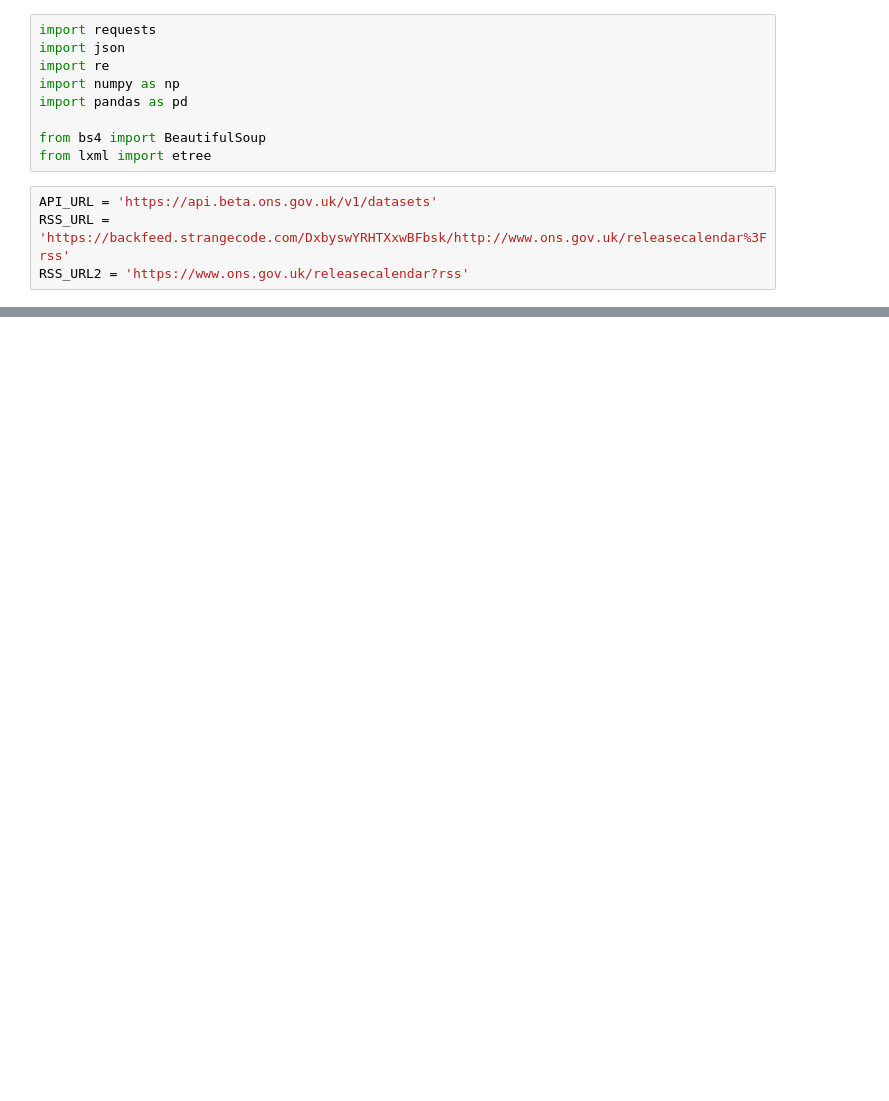
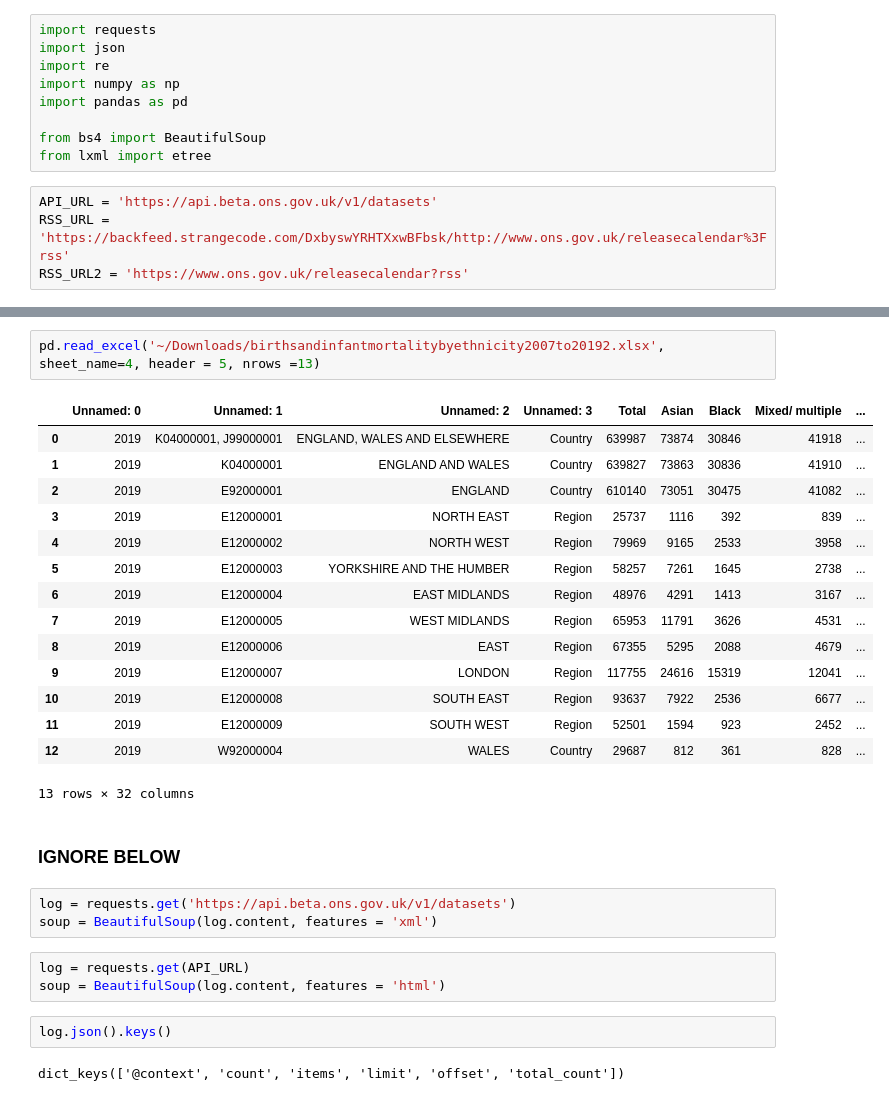
Before and after one commit to pafitis/thesis, a Jupyter notebook: request_demo.ipynb, the cells around one changed output, grey strips where cells are left out. Drawn from its saved outputs; the diff is of its cells as text; blank space fills up the shorter version.

Commit message:
added helpers, logs, meeting agendas; datasets NOT included as they are too big

```diff
--- a/request_demo.ipynb
+++ b/request_demo.ipynb
@@ -139,0 +224,30 @@ test = read_publication('https://www.ons.gov.uk//peoplepopulationandcommunity/he
+# %%
+pd.read_excel('~/Downloads/birthsandinfantmortalitybyethnicity2007to20192.xlsx', sheet_name=4, header = 5, nrows =13)
+# %% [output]
+|  | Unnamed: 0 | Unnamed: 1 | Unnamed: 2 | Unnamed: 3 | Total | Asian | Black | Mixed/ multiple | ... |
+| 0 | 2019 | K04000001, J99000001 | ENGLAND, WALES AND ELSEWHERE | Country | 639987 | 73874 | 30846 | 41918 | ... |
+| 1 | 2019 | K04000001 | ENGLAND AND WALES | Country | 639827 | 73863 | 30836 | 41910 | ... |
+| 2 | 2019 | E92000001 | ENGLAND | Country | 610140 | 73051 | 30475 | 41082 | ... |
+| 3 | 2019 | E12000001 | NORTH EAST | Region | 25737 | 1116 | 392 | 839 | ... |
+| 4 | 2019 | E12000002 | NORTH WEST | Region | 79969 | 9165 | 2533 | 3958 | ... |
+| 5 | 2019 | E12000003 | YORKSHIRE AND THE HUMBER | Region | 58257 | 7261 | 1645 | 2738 | ... |
+| 6 | 2019 | E12000004 | EAST MIDLANDS | Region | 48976 | 4291 | 1413 | 3167 | ... |
+| 7 | 2019 | E12000005 | WEST MIDLANDS | Region | 65953 | 11791 | 3626 | 4531 | ... |
+| 8 | 2019 | E12000006 | EAST | Region | 67355 | 5295 | 2088 | 4679 | ... |
+| 9 | 2019 | E12000007 | LONDON | Region | 117755 | 24616 | 15319 | 12041 | ... |
+| 10 | 2019 | E12000008 | SOUTH EAST | Region | 93637 | 7922 | 2536 | 6677 | ... |
+| 11 | 2019 | E12000009 | SOUTH WEST | Region | 52501 | 1594 | 923 | 2452 | ... |
+| 12 | 2019 | W92000004 | WALES | Country | 29687 | 812 | 361 | 828 | ... |
+13 rows × 32 columns
+# %% [markdown]
+### IGNORE BELOW
+# %%
+log = requests.get('https://api.beta.ons.gov.uk/v1/datasets')
+soup = BeautifulSoup(log.content, features = 'xml')
+# %%
+log = requests.get(API_URL)
+soup = BeautifulSoup(log.content, features = 'html')
+# %%
+log.json().keys()
+# %% [output]
+dict_keys(['@context', 'count', 'items', 'limit', 'offset', 'total_count'])
```
Also changed, not shown: parts of 38 cells of this notebook, 55 other files.
